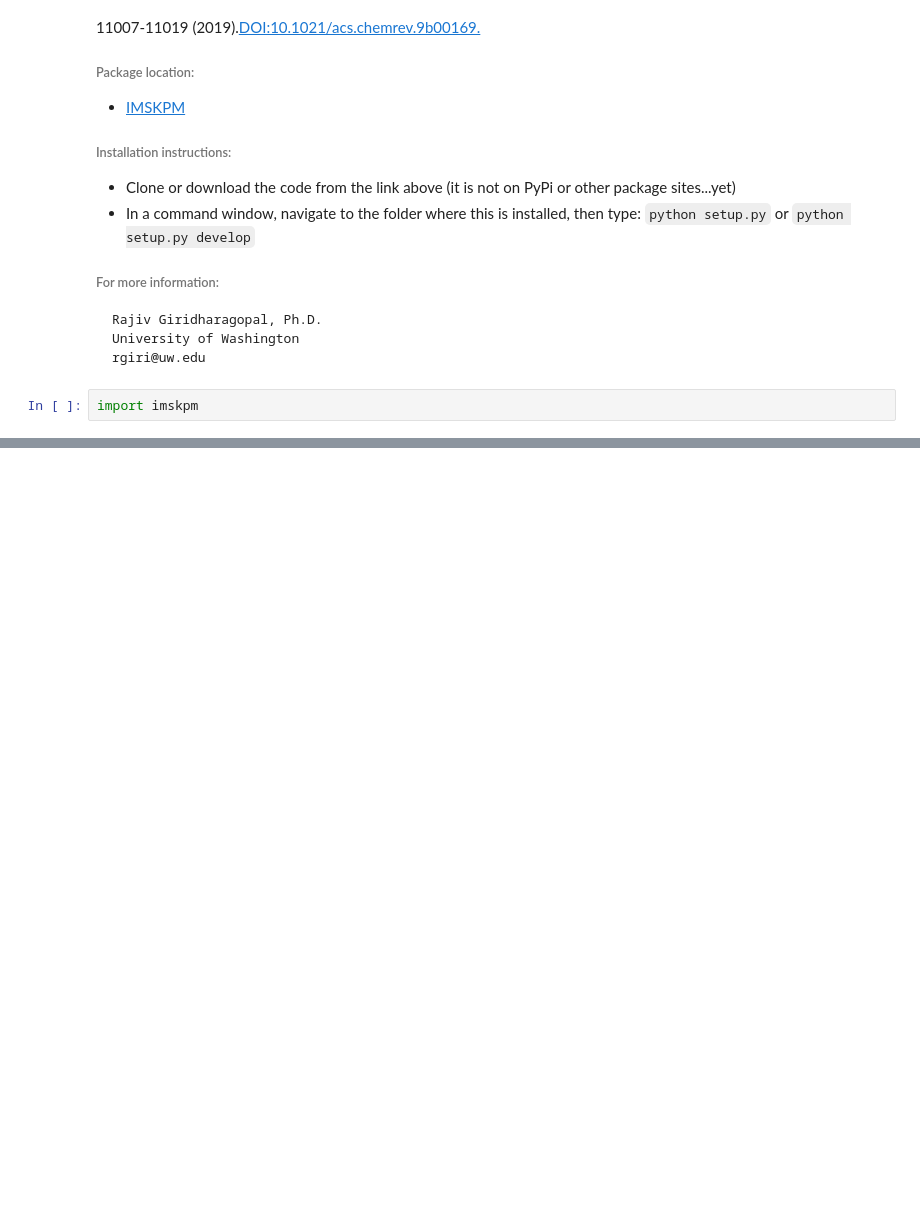
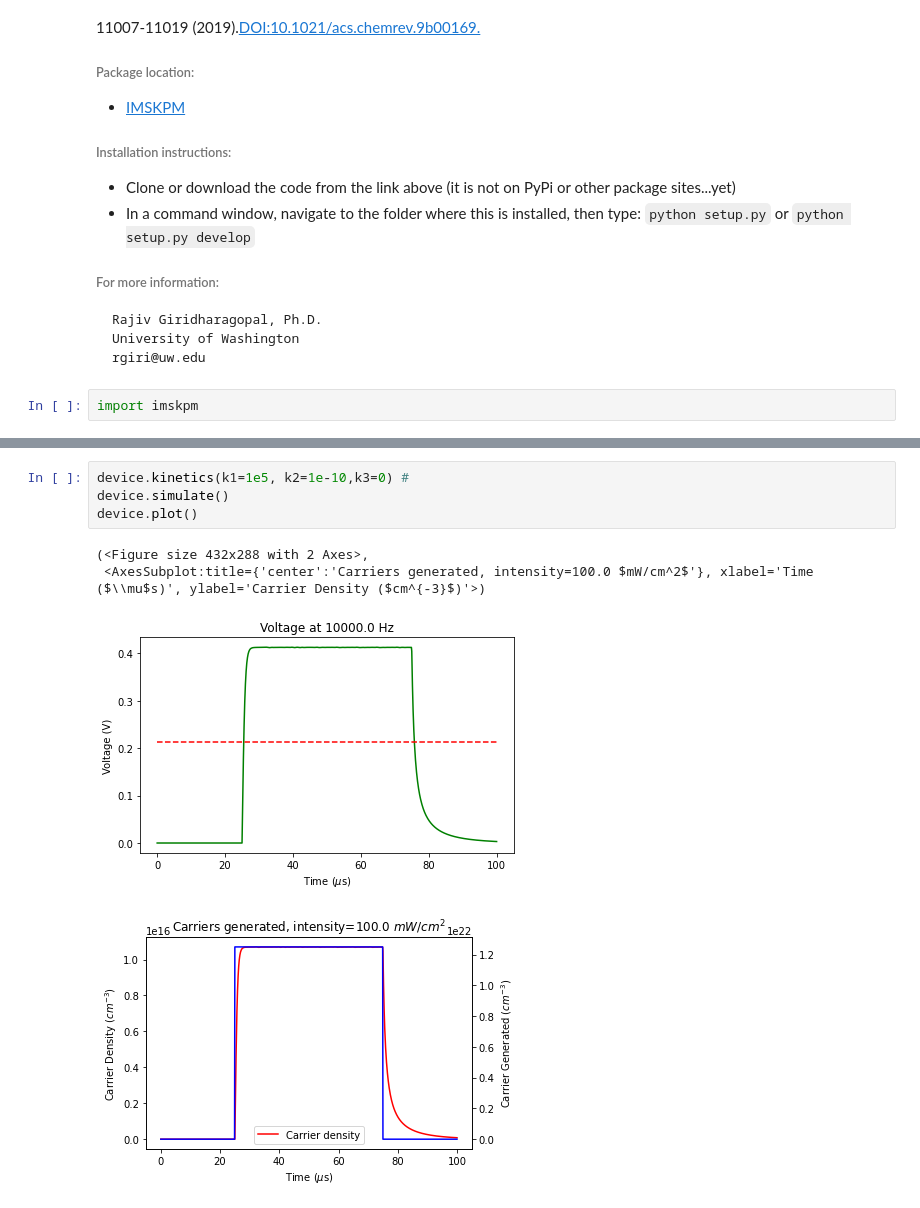
Before and after one commit to rajgiriUW/imskpm, a Jupyter notebook: imskpm/notebooks/IM-SKPM.ipynb, the cells around one changed output, grey strips where cells are left out. Cells and saved outputs as stored; diff of their text form; blank space fills up the shorter version.

```diff
--- a/imskpm/notebooks/IM-SKPM.ipynb
+++ b/imskpm/notebooks/IM-SKPM.ipynb
@@ -80,0 +91,9 @@ device.plot()
+# %%
+device.kinetics(k1=1e5, k2=1e-10,k3=0) #
+device.simulate()
+device.plot()
+# %% [output]
+(<Figure size 432x288 with 2 Axes>,
+ <AxesSubplot:title={'center':'Carriers generated, intensity=100.0 $mW/cm^2$'}, xlabel='Time ($\\mu$s)', ylabel='Carrier Density ($cm^{-3}$)'>)
+[figure, added]
+[figure, added]
```
Also changed, not shown: parts of 19 cells of this notebook, 2 other files.
